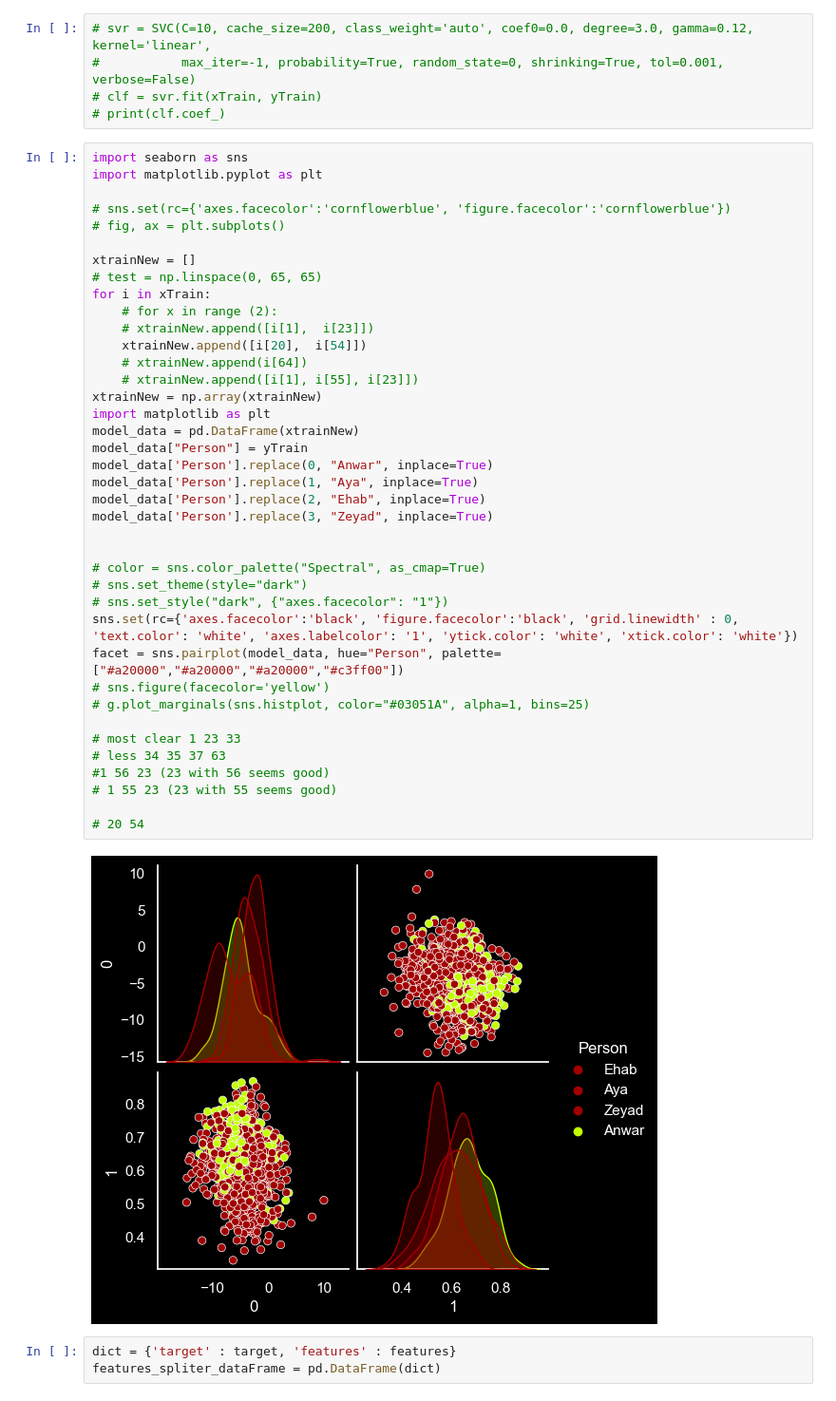
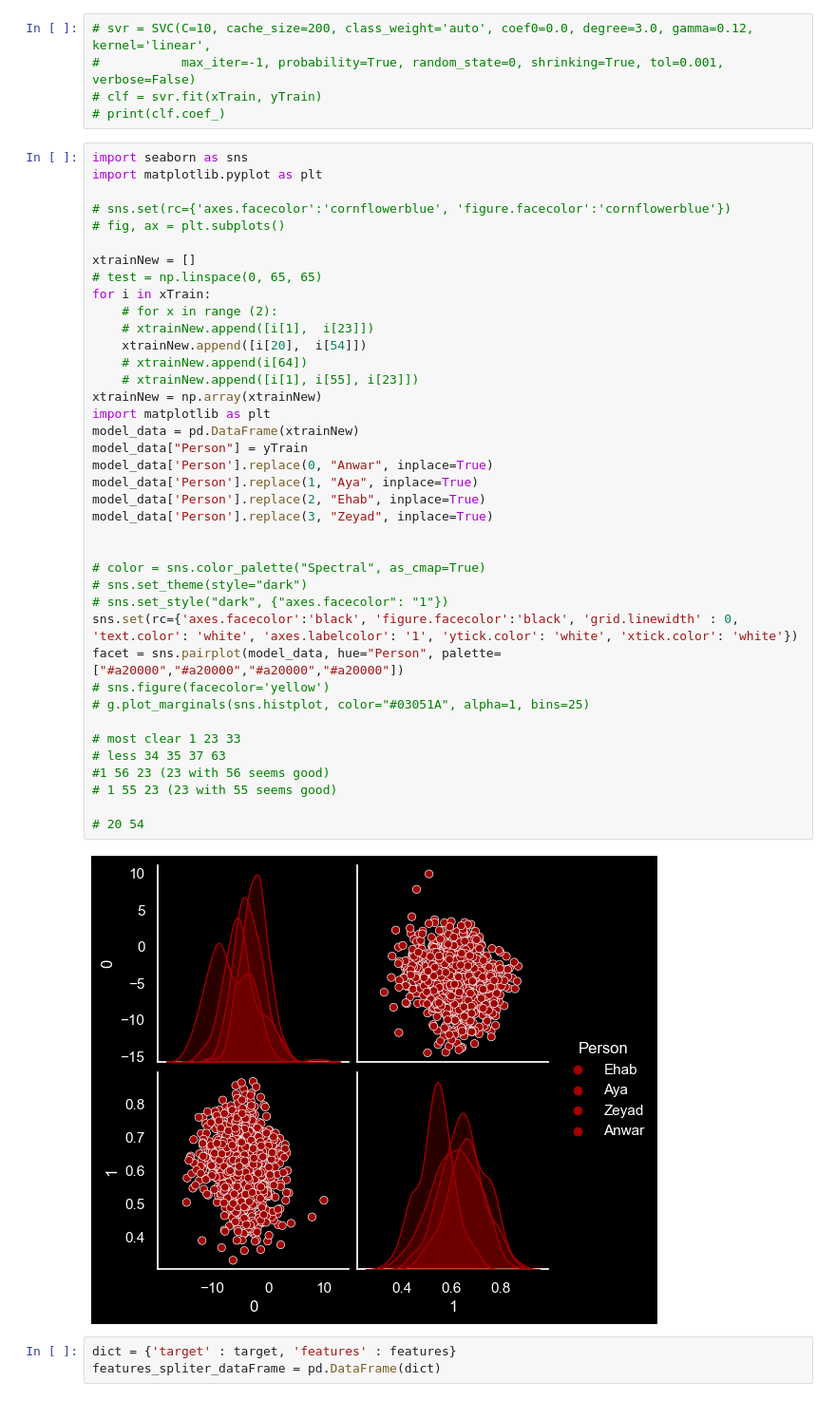
Before and after one commit to omaranwar21/Voice-Fingerprint-Recogintion, a Jupyter notebook: processing/processing.ipynb, the cells around one changed output. Shown: that part at 95% size. Saved outputs shown, nothing was run; the diff lists cells and outputs as text.

Commit message:
others graph

```diff
--- a/processing/processing.ipynb
+++ b/processing/processing.ipynb
@@ -231,35 +231,35 @@ xtrainNew = []
 for i in xTrain:
     # for x in range (2):
     # xtrainNew.append([i[1],  i[23]])
     xtrainNew.append([i[20],  i[54]])
     # xtrainNew.append(i[64])
     # xtrainNew.append([i[1], i[55], i[23]])
 xtrainNew = np.array(xtrainNew)
 import matplotlib as plt
 model_data = pd.DataFrame(xtrainNew)
 model_data["Person"] = yTrain
 model_data['Person'].replace(0, "Anwar", inplace=True)
 model_data['Person'].replace(1, "Aya", inplace=True)
 model_data['Person'].replace(2, "Ehab", inplace=True)
 model_data['Person'].replace(3, "Zeyad", inplace=True)
 
 
 # color = sns.color_palette("Spectral", as_cmap=True)
 # sns.set_theme(style="dark")
 # sns.set_style("dark", {"axes.facecolor": "1"})
 sns.set(rc={'axes.facecolor':'black', 'figure.facecolor':'black', 'grid.linewidth' : 0, 'text.color': 'white', 'axes.labelcolor': '1', 'ytick.color': 'white', 'xtick.color': 'white'})
-facet = sns.pairplot(model_data, hue="Person", palette=["#a20000","#a20000","#a20000","#c3ff00"])
+facet = sns.pairplot(model_data, hue="Person", palette=["#a20000","#a20000","#a20000","#a20000"])
 # sns.figure(facecolor='yellow')
 # g.plot_marginals(sns.histplot, color="#03051A", alpha=1, bins=25)
 
 # most clear 1 23 33
 # less 34 35 37 63
 #1 56 23 (23 with 56 seems good)
 # 1 55 23 (23 with 55 seems good)
 
 # 20 54
 # %% [output]
-[figure, old version]
+[figure, new version]
 # %%
 dict = {'target' : target, 'features' : features}
 features_spliter_dataFrame = pd.DataFrame(dict)
```
Also changed, not shown: 1 other file.
